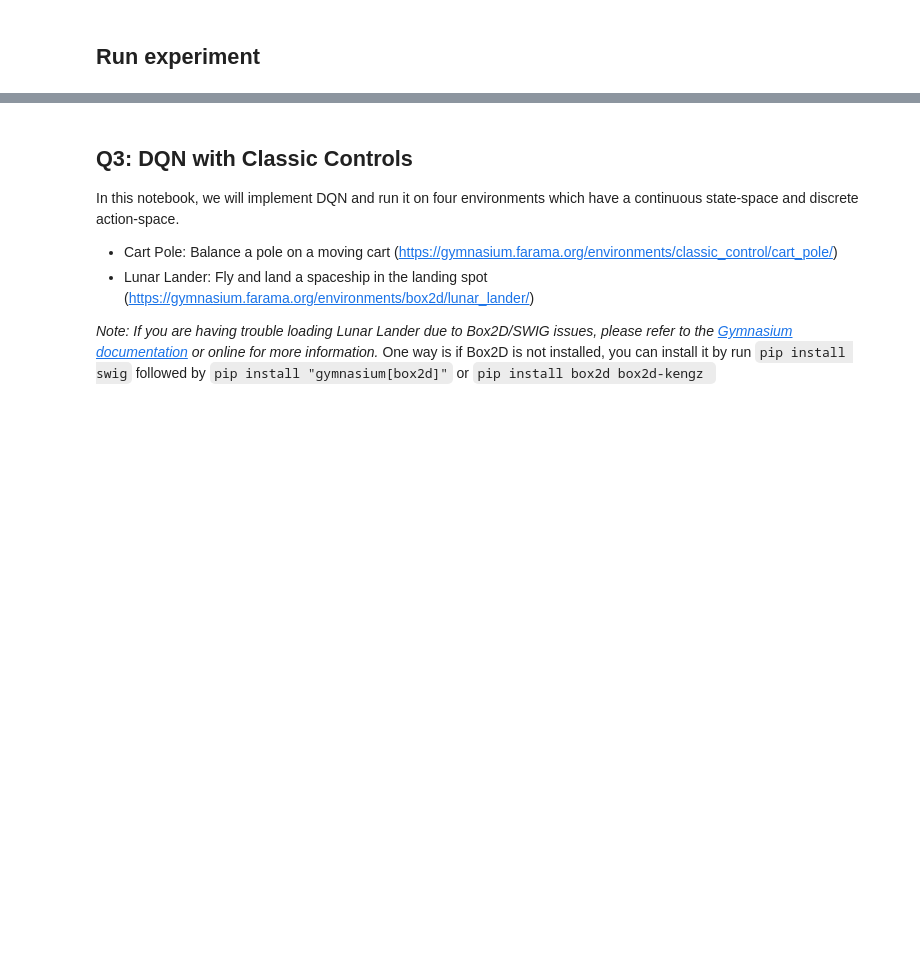
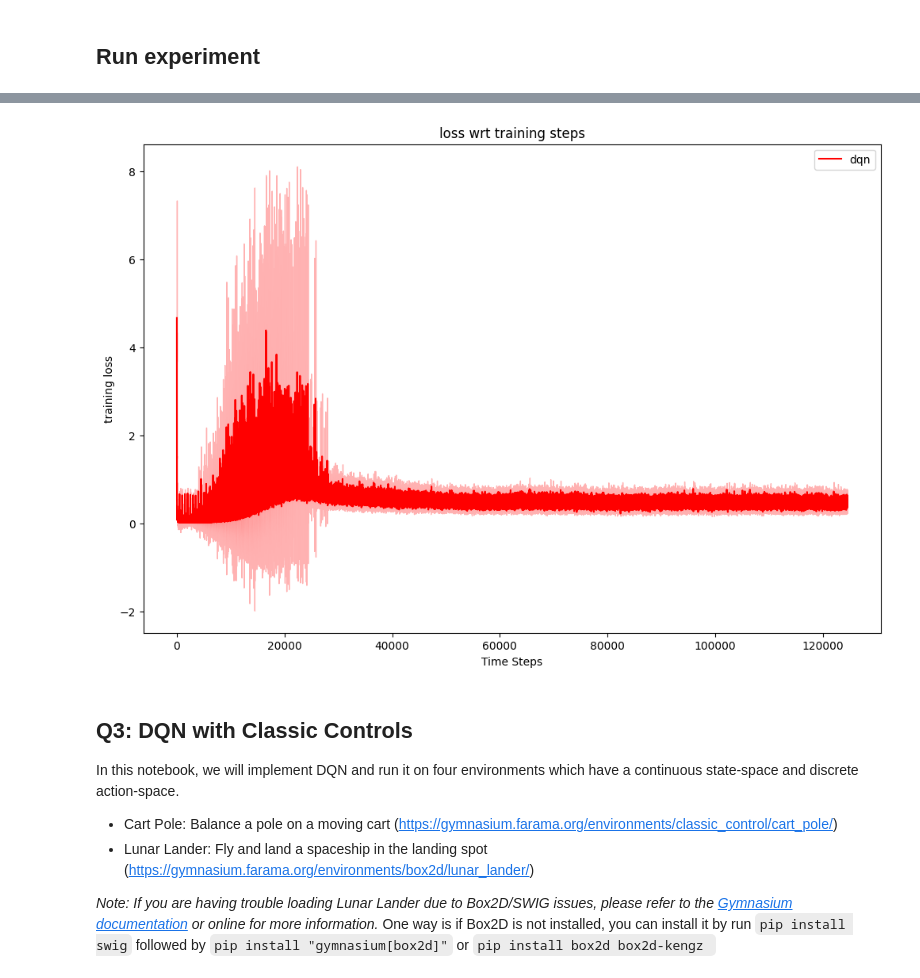
Before and after one commit to coltrho24/CS5180-Reinforcement-Learning, a Jupyter notebook: ex7/ex7_26spring.ipynb, the cells around one changed output, grey strips where cells are left out. Drawn from its saved outputs; the diff is of its cells as text; code cells hidden in the pictures; blank space fills up the shorter version.

```diff
--- a/ex7/ex7_26spring.ipynb
+++ b/ex7/ex7_26spring.ipynb
@@ -928,5 +955,9 @@ plot_curves([np.array([train_returns])], ['dqn'], ['r'], 'discounted return', 'd
 # %%
-plot_curves([np.array([train_loss])], ['dqn'], ['r'], 'training loss', 'loss wrt training steps')
+min_len = min(len(r) for r in all_losses)
+losses_arr = np.array([r[:min_len] for r in all_losses])
+plot_curves([losses_arr], ['dqn'], ['r'], 'training loss', 'loss wrt training steps')
+# %% [output]
+[figure, added]
 # %% [markdown]
 ## Q3: DQN with Classic Controls
 
```
Also changed, not shown: parts of 23 cells of this notebook, 3 other files.
